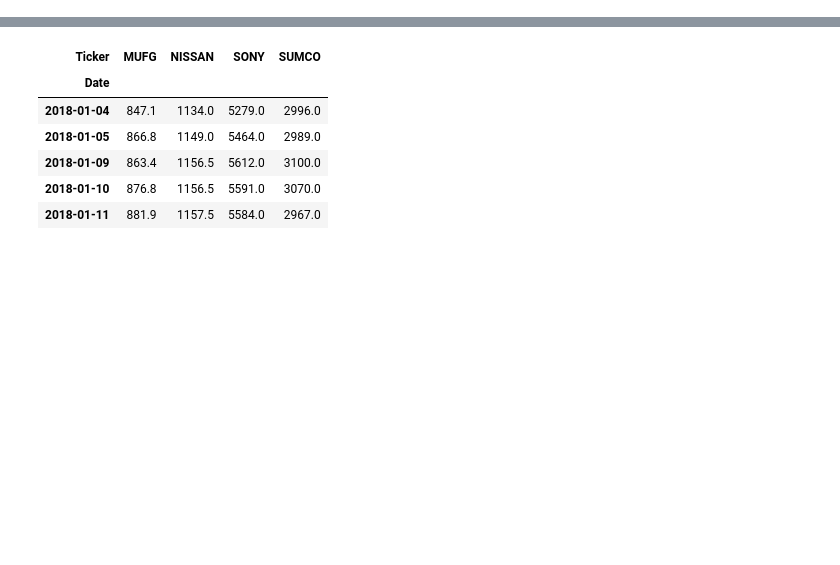
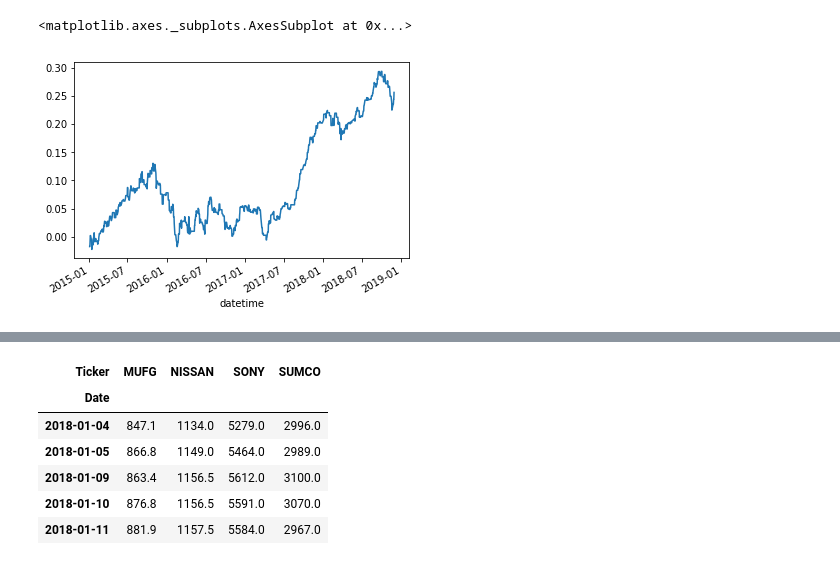
Before and after one commit to shinseitaro/fintalk, a Jupyter notebook: 時系列データ分析/テクニカル分析.ipynb, the cells around one changed output, grey strips where cells are left out. Saved outputs shown, nothing was run; the diff lists cells and outputs as text; code cells hidden in the pictures; blank space fills up the shorter version.

```diff
--- a/時系列データ分析/テクニカル分析.ipynb
+++ b/時系列データ分析/テクニカル分析.ipynb
@@ -31,0 +303,6 @@
+# %%
+# 毎日の結果を足し合わせていってプロット
+df_test["results"].cumsum().plot()
+# %% [output]
+<matplotlib.axes._subplots.AxesSubplot at 0x...>
+[figure, added]
```
Also changed, not shown: parts of 43 cells of this notebook, 1 other file.
